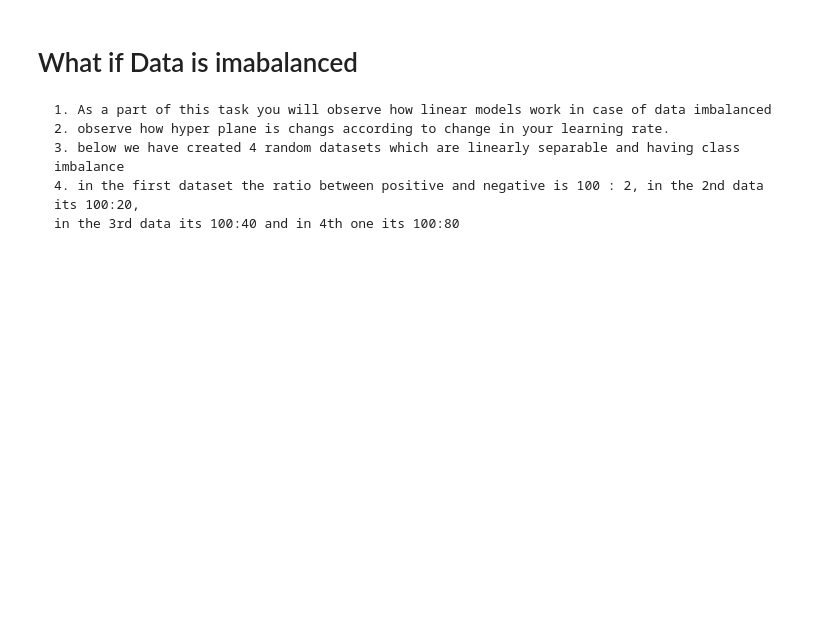
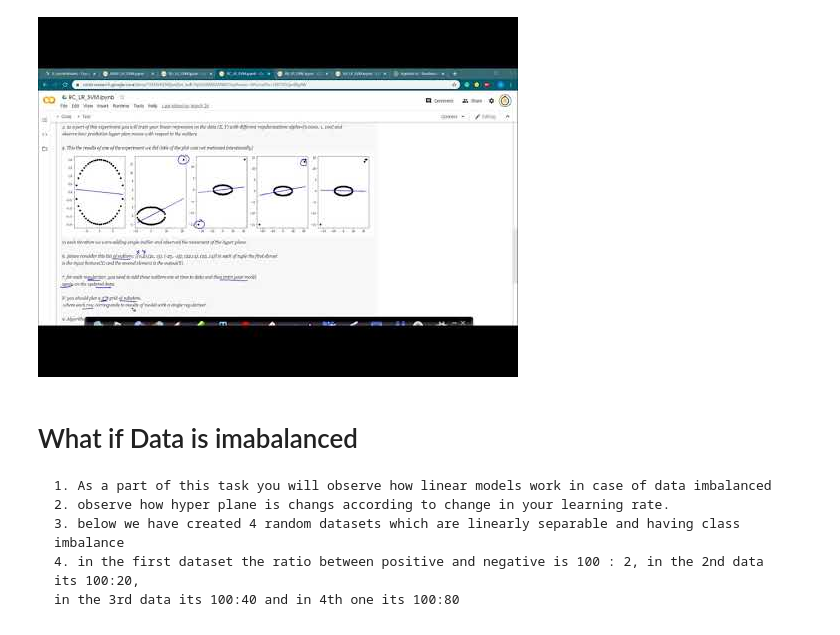
Before and after one commit to jishnukoliyadan/AAIC_Course_Works, a Jupyter notebook: 10_Behavior_of_Linear_Models/8A_LR_SVM.ipynb, the cells around one changed output. Drawn from its saved outputs; the diff is of its cells as text; code cells hidden in the pictures; blank space fills up the shorter version.

```diff
--- a/10_Behavior_of_Linear_Models/8A_LR_SVM.ipynb
+++ b/10_Behavior_of_Linear_Models/8A_LR_SVM.ipynb
@@ -1,3 +1,8 @@
+# %%
+from IPython.display import YouTubeVideo
+YouTubeVideo('O5JdwJH9eg8', width = 700, height = 400)
+# %% [output]
+[figure, added]
 # %%
 import numpy as np
 import matplotlib.pyplot as plt
```
Also changed, not shown: parts of 9 cells of this notebook, 18 other files.
